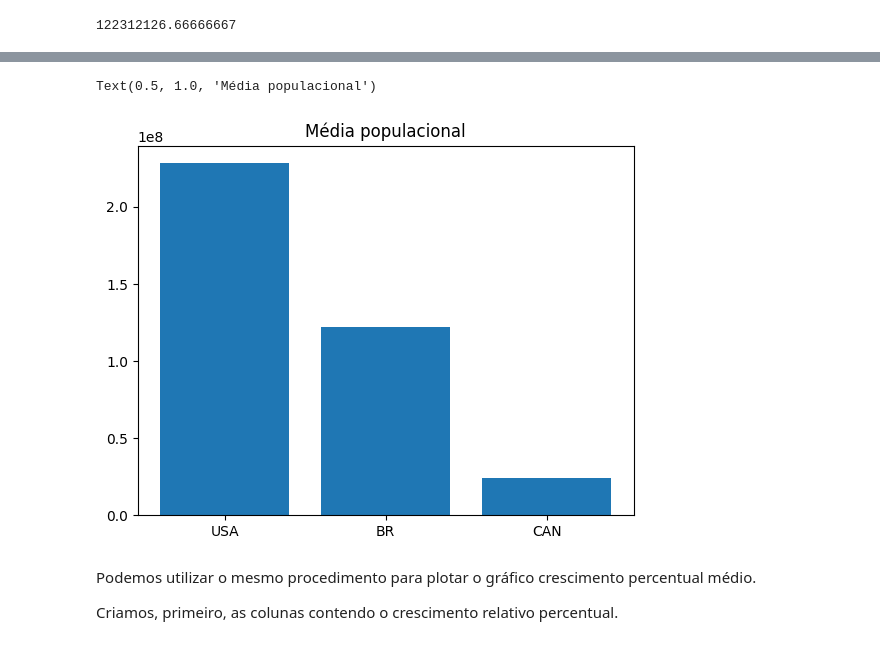
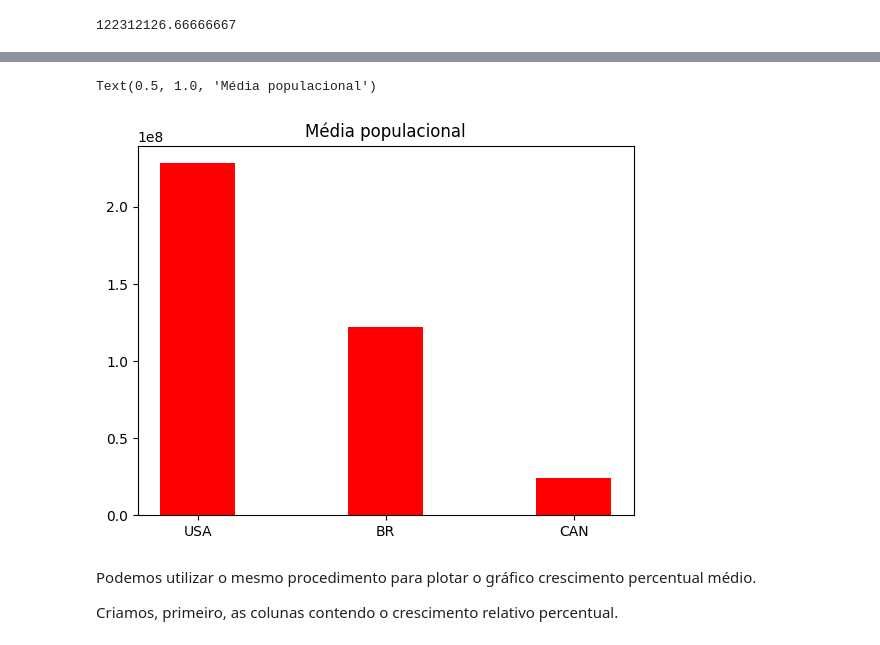
Before and after one commit to cvs2010/Data-Science-Projects, a Jupyter notebook: 00_pandas_tutorial.ipynb, the cells around one changed output, grey strips where cells are left out. Drawn from its saved outputs; the diff is of its cells as text; code cells hidden in the pictures.

```diff
--- a/00_pandas_tutorial.ipynb
+++ b/00_pandas_tutorial.ipynb
@@ -195,13 +235,11 @@ brazil.population.mean()
 # %%
-import matplotlib.pyplot as plt
-
 barras = ['USA', 'BR', 'CAN']
 alturas = [usa.population.mean(), brazil.population.mean(), canada.population.mean()]
-plt.bar(barras, alturas)
+plt.bar(barras, alturas, width=0.4, color='red')
 plt.title('Média populacional')
 # %% [output]
 Text(0.5, 1.0, 'Média populacional')
-[figure, old version]
+[figure, new version]
 # %% [markdown]
 Podemos utilizar o mesmo procedimento para plotar o gráfico crescimento percentual médio.
 
```
Also changed, not shown: parts of 14 cells of this notebook.
